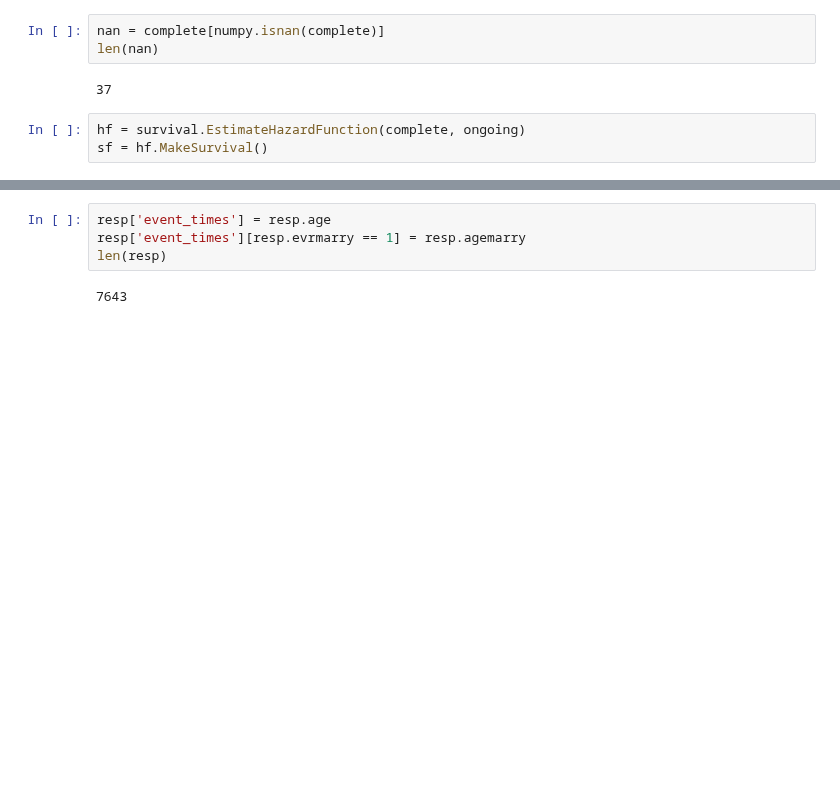
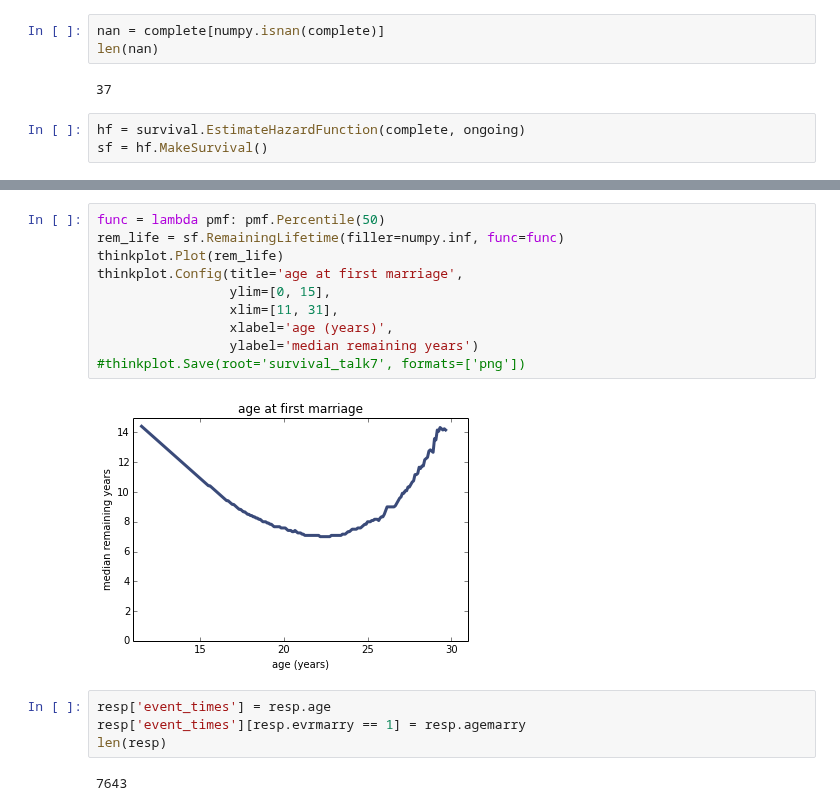
Before and after one commit to AllenDowney/ThinkStats2, a Jupyter notebook: code/survival.ipynb, the cells around one changed output, grey strips where cells are left out. Cells and saved outputs as stored; diff of their text form; blank space fills up the shorter version.

```diff
--- a/code/survival.ipynb
+++ b/code/survival.ipynb
@@ -60,3 +83,15 @@ thinkplot.Config(xlabel='age (years)',
+# %%
+func = lambda pmf: pmf.Percentile(50)
+rem_life = sf.RemainingLifetime(filler=numpy.inf, func=func)
+thinkplot.Plot(rem_life)
+thinkplot.Config(title='age at first marriage',
+                 ylim=[0, 15],
+                 xlim=[11, 31],
+                 xlabel='age (years)',
+                 ylabel='median remaining years')
+#thinkplot.Save(root='survival_talk7', formats=['png'])
+# %% [output]
+[figure, added]
 # %%
 resp['event_times'] = resp.age
 resp['event_times'][resp.evrmarry == 1] = resp.agemarry
```
Also changed, not shown: parts of 17 cells of this notebook, 6 other files.
